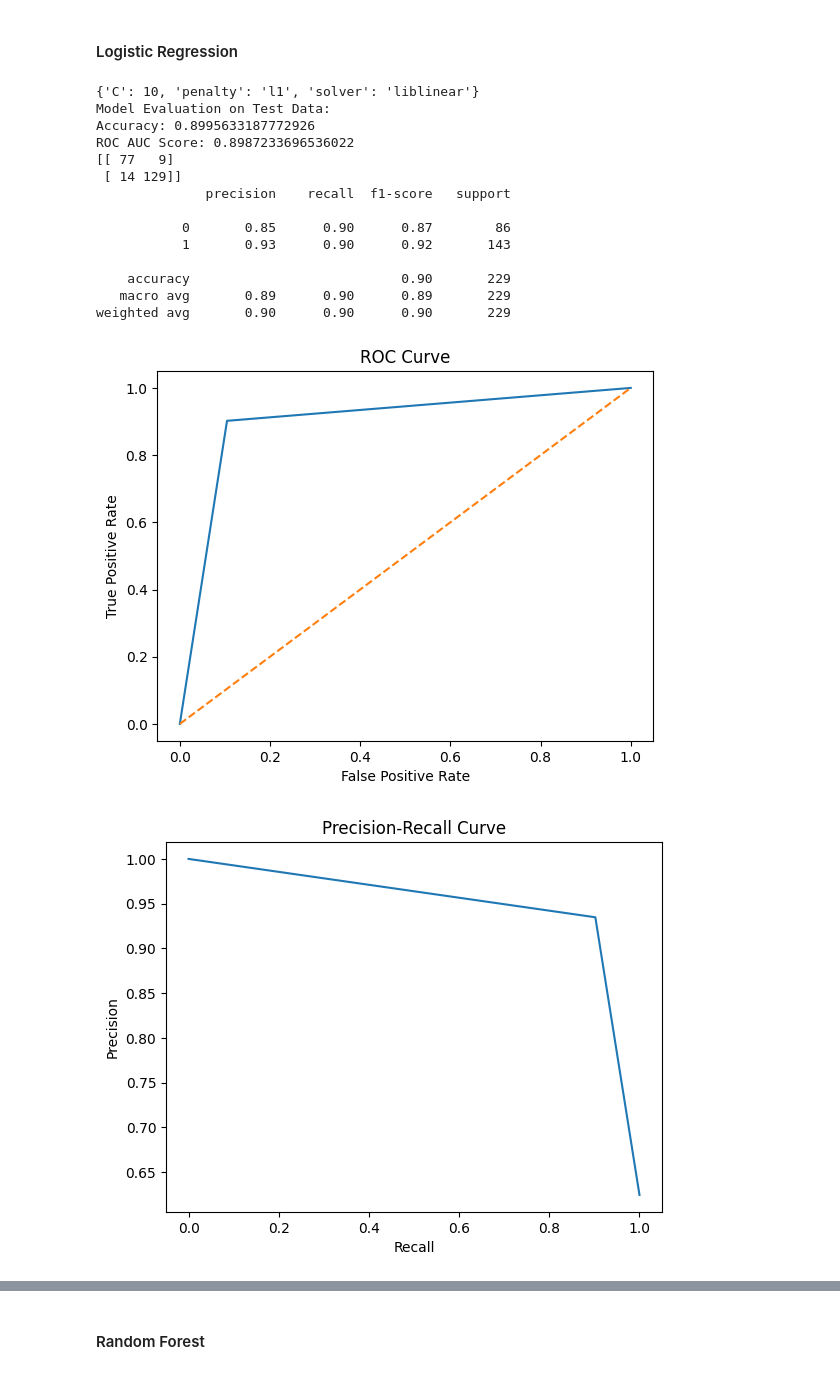
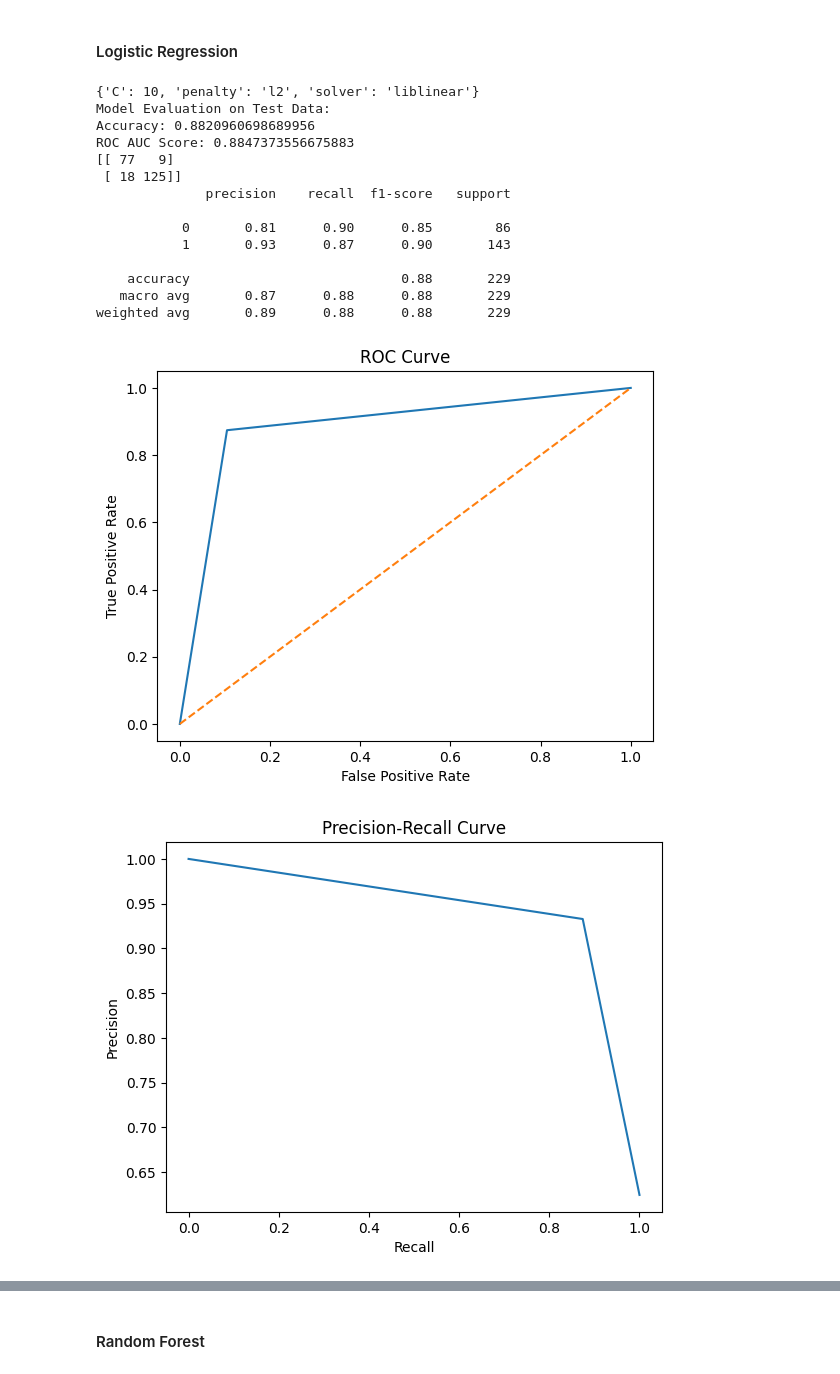
Before and after one commit to lawson-roberts/historical-odds-analysis, a Jupyter notebook: odds_w_game_stats._modeling.ipynb, the cells around one changed output, grey strips where cells are left out. Drawn from its saved outputs; the diff is of its cells as text; code cells hidden in the pictures.

```diff
--- a/odds_w_game_stats._modeling.ipynb
+++ b/odds_w_game_stats._modeling.ipynb
@@ -249,6 +267,13 @@ df_modeling_ready.replace([np.inf, -np.inf], 0, inplace=True)
 # %%
 # remove home score and away score columns and store into a new dataframe
 df_model_ready = df_modeling_ready.drop(['home_score', 'away_score', 'id', 'game_id'], axis=1)
+
+# test model without odds data to understand what the lift is
+odds_columns = ['away_rank', 'away_record', 'home_rank', 'home_record',
+       'away_point_spread', 'away_point_spread_line', 'away_money_line',
+       'home_point_spread', 'home_point_spread_line', 'home_money_line',
+       'over_under', 'over_line', 'under_line','conference_game_ind']
+df_model_ready = df_model_ready.drop(odds_columns, axis=1)
 
 # create x and y variables
 X = df_model_ready.drop('target', axis=1)
@@ -261,43 +286,44 @@ X_train, X_test, y_train, y_test = train_test_split(X, y, test_size=0.2, random_
 # %%
 # create a logistic regression model
 # log_reg_model = LogisticRegression()
 
 # perform hyperparameter tuning using GridSearchCV
 from sklearn.model_selection import GridSearchCV
 
 # create a dictionary of hyperparameters
 param_grid = {'C': [0.001, 0.01, 0.1, 1, 10, 100, 1000],
               'penalty': ['l1', 'l2'],
               'solver': ['liblinear']}
 # create a grid search object
 grid_log_reg = GridSearchCV(LogisticRegression(), param_grid, cv=5, scoring='roc_auc')
 
 # fit the grid search object to the training data
 grid_log_reg.fit(X_train, y_train)
 
 # get the best hyperparameters
 print(grid_log_reg.best_params_)
 
 # create a logistic regression model with the best hyperparameters from grid_log_reg.best_params_
-log_reg_model = LogisticRegression(C=0.1, penalty='l1', solver='liblinear')
+# log_reg_model = LogisticRegression(C=0.1, penalty='l1', solver='liblinear')
+log_reg_model = LogisticRegression(C=1, penalty='l1', solver='liblinear')
 
 # use evaluate_model function to evaluate the model
 accuracy_log_reg, roc_auc_score_var_log_reg, conf_matrix_log_reg, class_report_log_reg, fpr_log_reg, tpr_log_reg, precision_log_reg, recall_log_reg = evaluate_model(log_reg_model, X_train, y_train, X_test, y_test)
 # %% [output]
-{'C': 10, 'penalty': 'l1', 'solver': 'liblinear'}
+{'C': 10, 'penalty': 'l2', 'solver': 'liblinear'}
 Model Evaluation on Test Data:
-Accuracy: 0.8995633187772926
-ROC AUC Score: 0.8987233696536022
+Accuracy: 0.8820960698689956
+ROC AUC Score: 0.8847373556675883
 [[ 77   9]
- [ 14 129]]
+ [ 18 125]]
               precision    recall  f1-score   support
 
-           0       0.85      0.90      0.87        86
-           1       0.93      0.90      0.92       143
+           0       0.81      0.90      0.85        86
+           1       0.93      0.87      0.90       143
 
-    accuracy                           0.90       229
-   macro avg       0.89      0.90      0.89       229
-weighted avg       0.90      0.90      0.90       229
+    accuracy                           0.88       229
+   macro avg       0.87      0.88      0.88       229
+weighted avg       0.89      0.88      0.88       229
-[figure, old version]
+[figure, new version]
-[figure, old version]
+[figure, new version]
 Model Evaluation on Train Data: Want to see how this may be overfitting...
```
Also changed, not shown: parts of 8 cells of this notebook, 8 other files.
